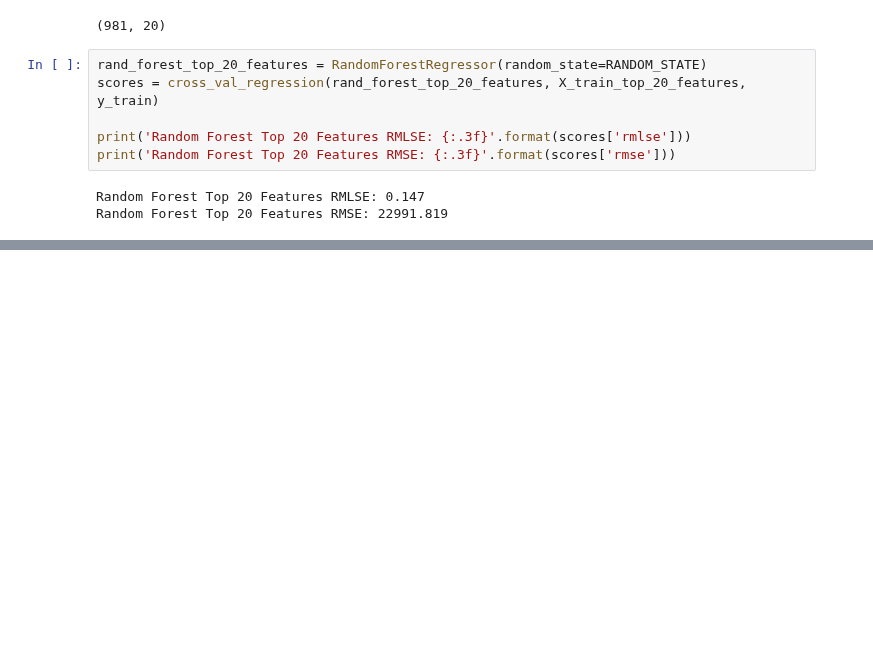
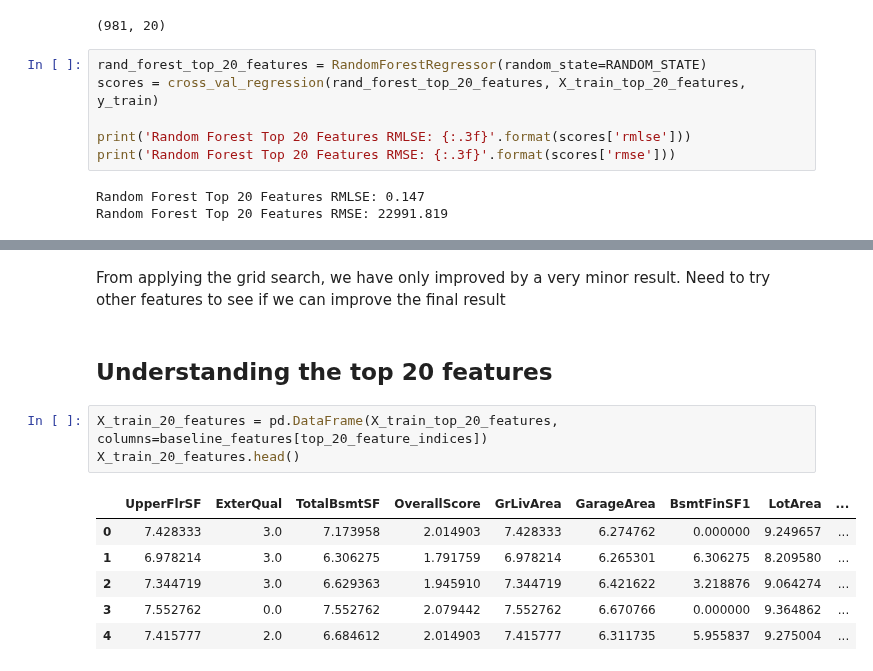
Before and after one commit to Ryan95Z/ml-house-prices, a Jupyter notebook: notebooks/2. Feature Engineering.ipynb, the cells around one changed output, grey strips where cells are left out. Cells and saved outputs as stored; diff of their text form; blank space fills up the shorter version.

```diff
--- a/notebooks/2. Feature Engineering.ipynb
+++ b/notebooks/2. Feature Engineering.ipynb
@@ -452,0 +513,14 @@ Results are more or less the same as the previous baseline, so we are seeing a s
+# %% [markdown]
+From applying the grid search, we have only improved by a very minor result. Need to try other features to see if we can improve the final result
+# %% [markdown]
+## Understanding the top 20 features
+# %%
+X_train_20_features = pd.DataFrame(X_train_top_20_features, columns=baseline_features[top_20_feature_indices])
+X_train_20_features.head()
+# %% [output]
+|  | UpperFlrSF | ExterQual | TotalBsmtSF | OverallScore | GrLivArea | GarageArea | BsmtFinSF1 | LotArea | ... |
+| 0 | 7.428333 | 3.0 | 7.173958 | 2.014903 | 7.428333 | 6.274762 | 0.000000 | 9.249657 | ... |
+| 1 | 6.978214 | 3.0 | 6.306275 | 1.791759 | 6.978214 | 6.265301 | 6.306275 | 8.209580 | ... |
+| 2 | 7.344719 | 3.0 | 6.629363 | 1.945910 | 7.344719 | 6.421622 | 3.218876 | 9.064274 | ... |
+| 3 | 7.552762 | 0.0 | 7.552762 | 2.079442 | 7.552762 | 6.670766 | 0.000000 | 9.364862 | ... |
+| 4 | 7.415777 | 2.0 | 6.684612 | 2.014903 | 7.415777 | 6.311735 | 5.955837 | 9.275004 | ... |
```
Also changed, not shown: parts of 9 cells of this notebook.
